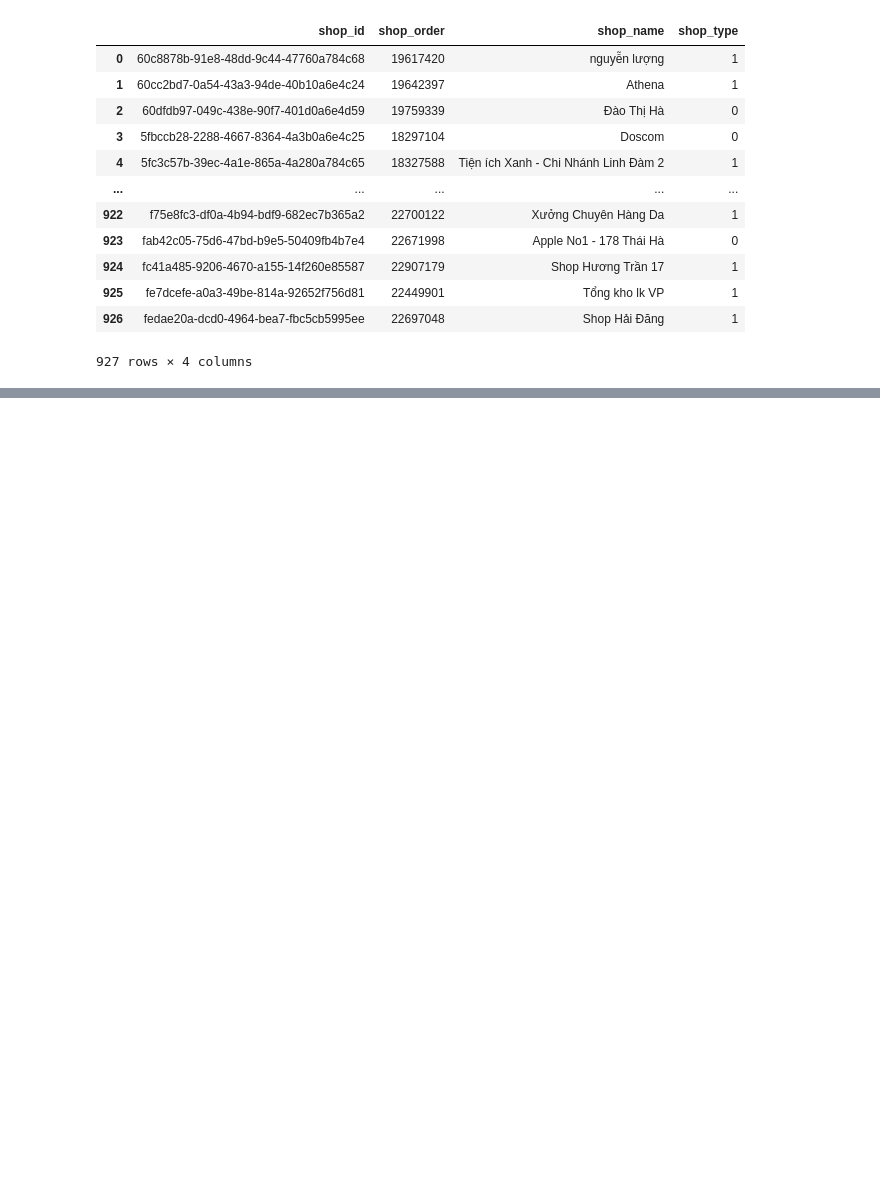
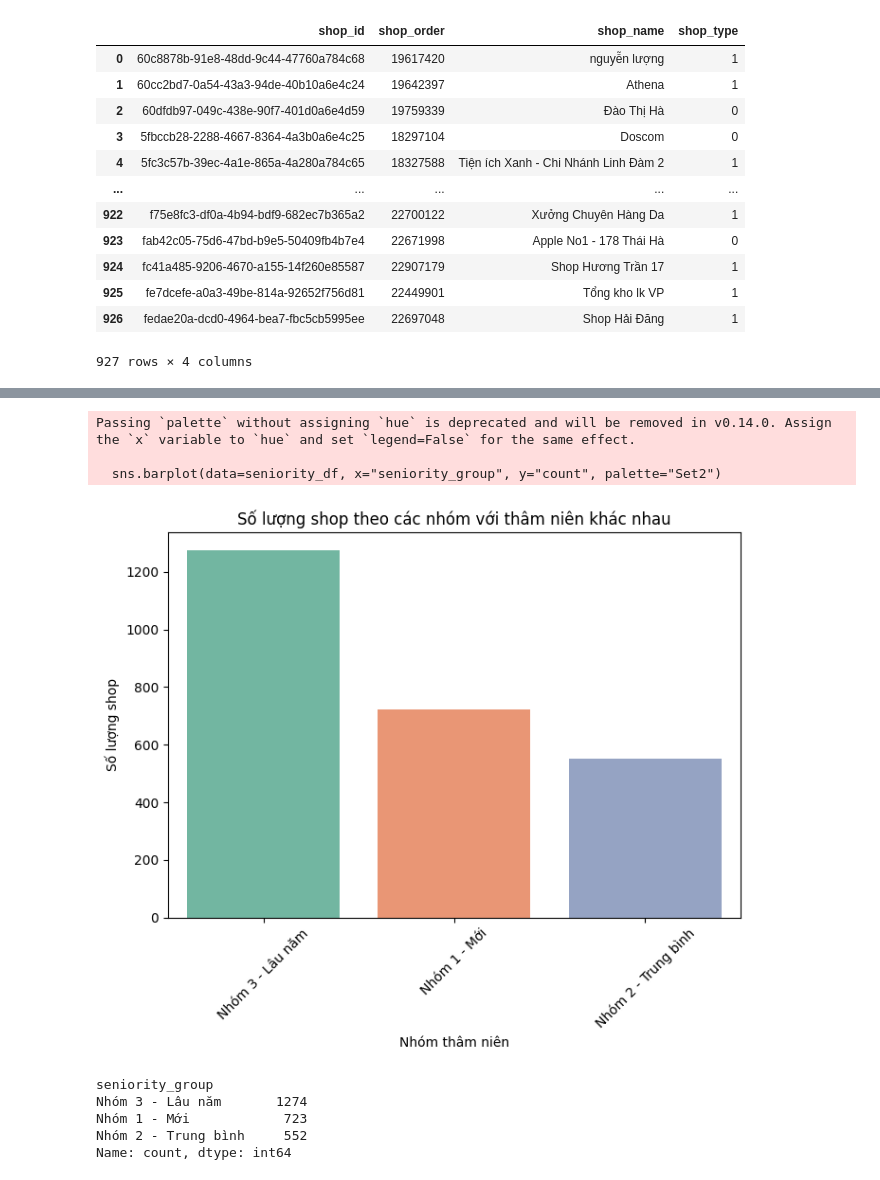
Before and after one commit to yennguyen1909/automation_action, a Jupyter notebook: foundation.ipynb, the cells around one changed output, grey strips where cells are left out. Drawn from its saved outputs; the diff is of its cells as text; code cells hidden in the pictures; blank space fills up the shorter version.

```diff
--- a/foundation.ipynb
+++ b/foundation.ipynb
@@ -930,0 +1235,10 @@ df_shops
+# %%
+def map_seniority(months):
+    if months <= 12:
+        return 'Nhóm 1 - Mới'
+    elif months <= 36:
+        return 'Nhóm 2 - Trung bình'
+    else:
+        return 'Nhóm 3 - Lâu năm'
+
+sequence_shop_df["seniority_group"] = sequence_shop_df["shop__seniority"].apply(map_seniority)
@@ -930,0 +1261,26 @@ df_shops
+# %%
+seniority_df = sequence_shop_df["seniority_group"].value_counts().reset_index()
+seniority_df.columns = ["seniority_group", "count"]
+
+plt.figure(figsize=(7, 6))
+sns.barplot(data=seniority_df, x="seniority_group", y="count", palette="Set2")
+
+plt.title("Số lượng shop theo các nhóm với thâm niên khác nhau")
+plt.xlabel("Nhóm thâm niên")
+plt.ylabel("Số lượng shop")
+plt.xticks(rotation=45)
+plt.tight_layout()
+plt.show()
+# %% [output]
+Passing `palette` without assigning `hue` is deprecated and will be removed in v0.14.0. Assign the `x` variable to `hue` and set `legend=False` for the same effect.
+
+  sns.barplot(data=seniority_df, x="seniority_group", y="count", palette="Set2")
+[figure, added]
+# %%
+sequence_shop_df["seniority_group"].value_counts()
+# %% [output]
+seniority_group
+Nhóm 3 - Lâu năm       1274
+Nhóm 1 - Mới            723
+Nhóm 2 - Trung bình     552
+Name: count, dtype: int64
```
Also changed, not shown: parts of 121 cells of this notebook, 10 other files.
